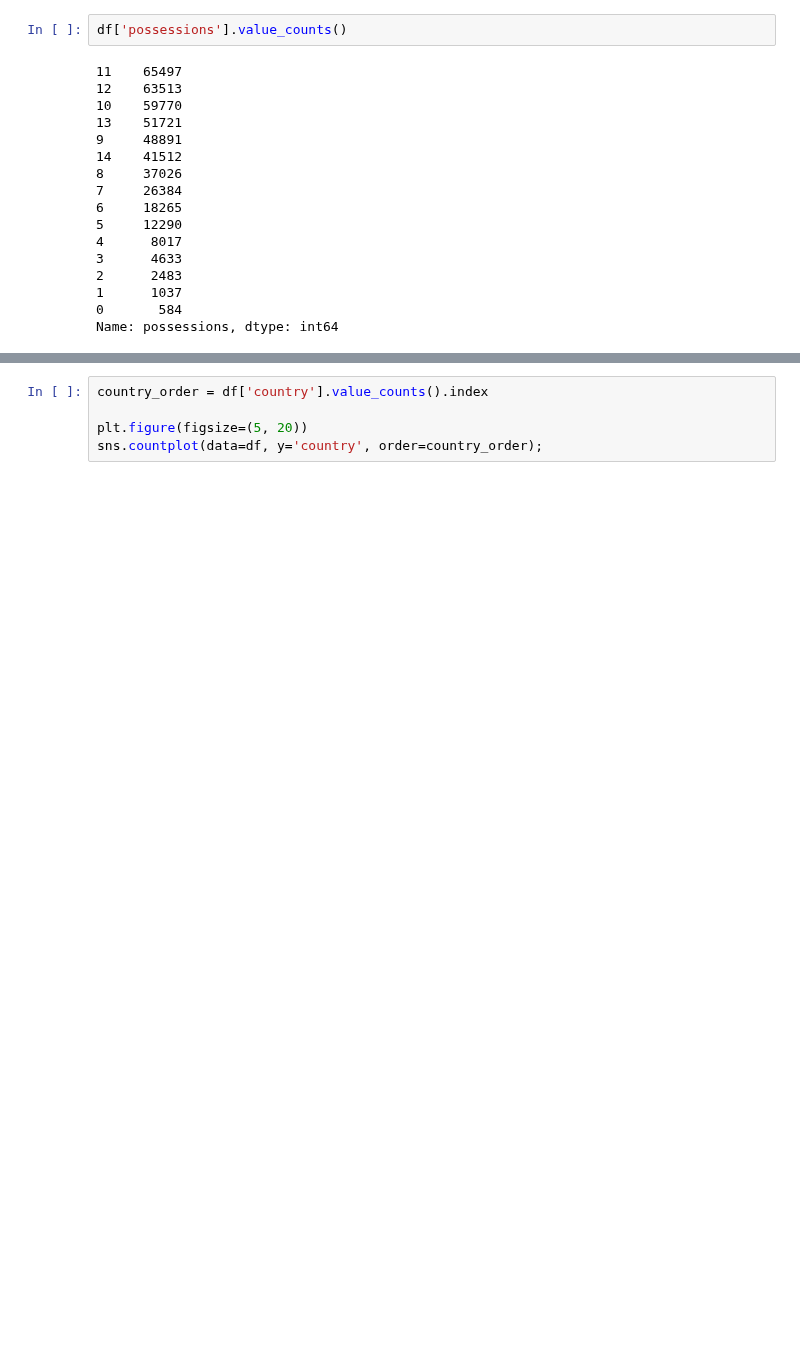
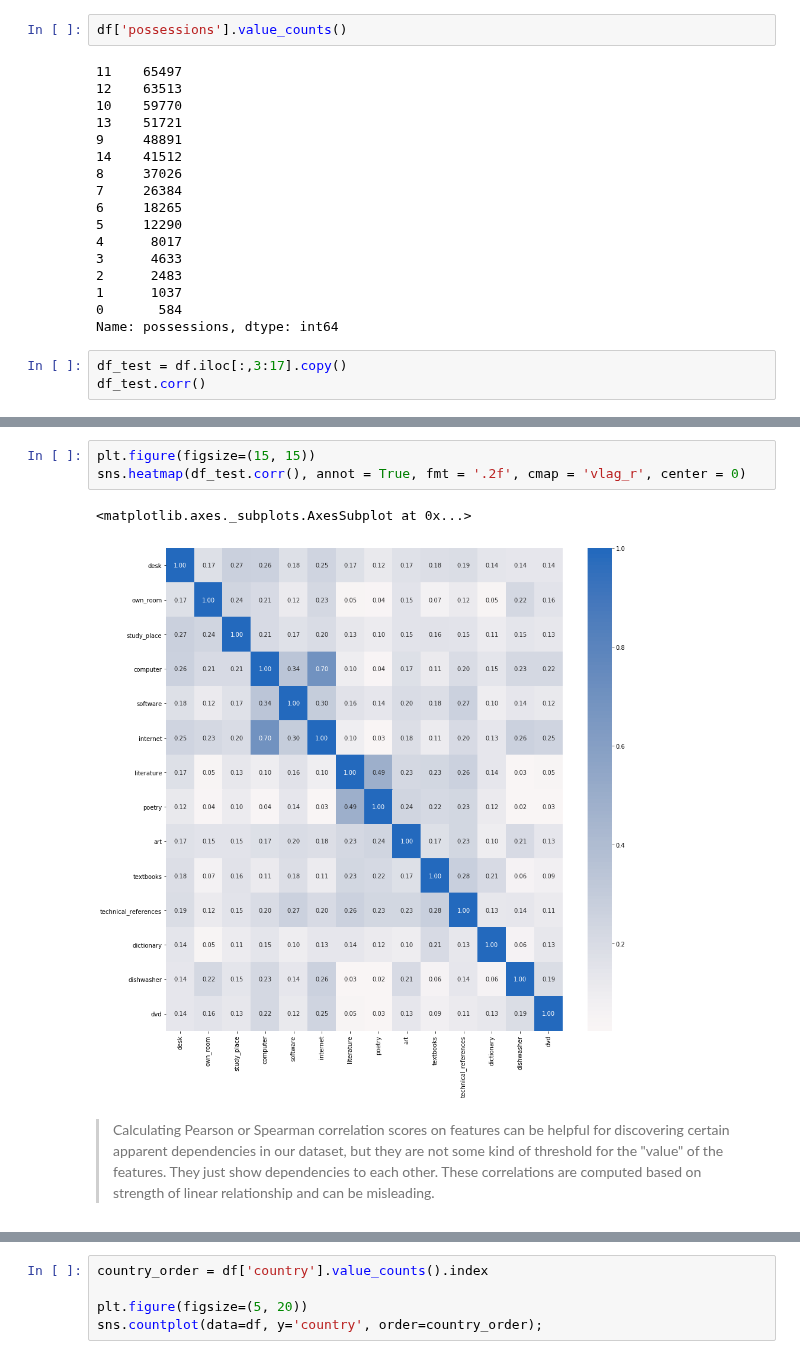
Before and after one commit to Steve-Choi/DAND, a Jupyter notebook: Communicate-Data-Findings/Communicate-Data-Findings.ipynb, the cells around one changed output, grey strips where cells are left out. Saved outputs shown, nothing was run; the diff lists cells and outputs as text; blank space fills up the shorter version.

Commit message:
worked on correlation matrix between possessions

```diff
--- a/Communicate-Data-Findings/Communicate-Data-Findings.ipynb
+++ b/Communicate-Data-Findings/Communicate-Data-Findings.ipynb
@@ -484,3 +484,6 @@ df['possessions'].value_counts()
 1      1037
 0       584
 Name: possessions, dtype: int64
+# %%
+df_test = df.iloc[:,3:17].copy()
+df_test.corr()
@@ -486,0 +506,8 @@ Name: possessions, dtype: int64
+# %%
+plt.figure(figsize=(15, 15))
+sns.heatmap(df_test.corr(), annot = True, fmt = '.2f', cmap = 'vlag_r', center = 0)
+# %% [output]
+<matplotlib.axes._subplots.AxesSubplot at 0x...>
+[figure, added]
+# %% [markdown]
+> Calculating Pearson or Spearman correlation scores on features can be helpful for discovering certain apparent dependencies in our dataset, but they are not some kind of threshold for the "value" of the features. They just show dependencies to each other. These correlations are computed based on strength of linear relationship and can be misleading.
```
Also changed, not shown: parts of 2 cells of this notebook.
